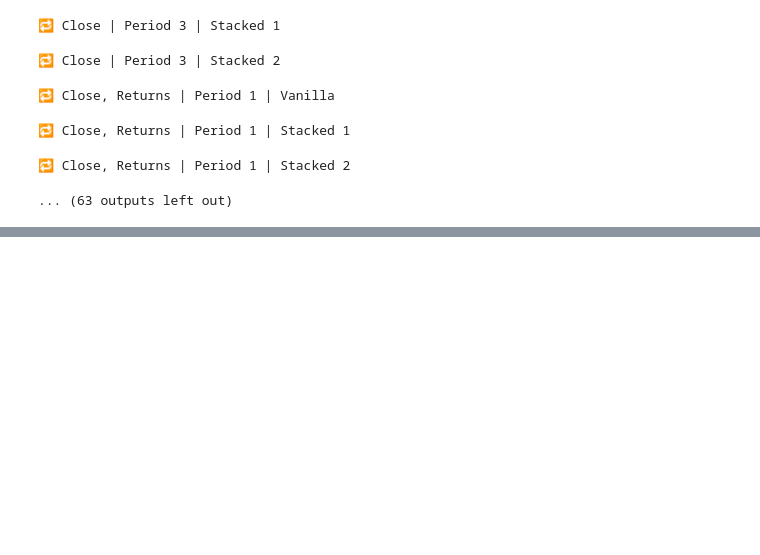
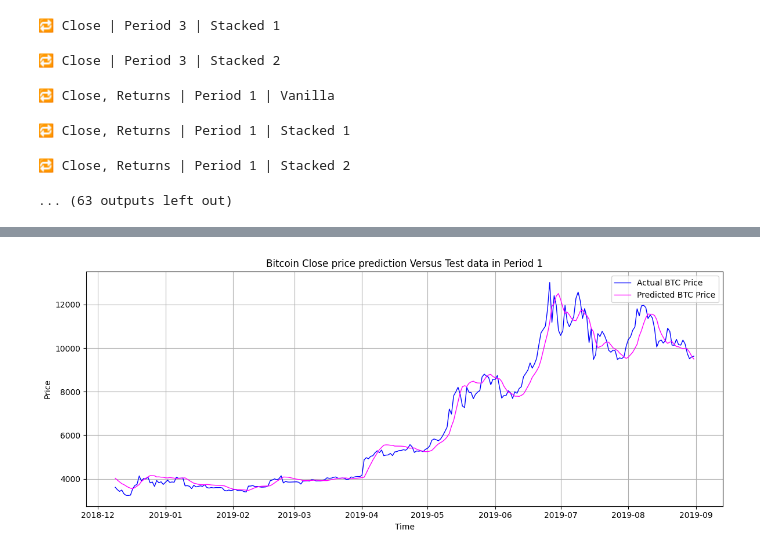
Before and after one commit to MWANIKID/PhD-Research-files, a Jupyter notebook: Untitled29.ipynb, the cells around one changed output, grey strips where cells are left out. Cells and saved outputs as stored; diff of their text form; code cells hidden in the pictures; blank space fills up the shorter version.

```diff
--- a/Untitled29.ipynb
+++ b/Untitled29.ipynb
@@ -734,0 +821,91 @@ plt.show()
+# %%
+# 📚 Imports
+import pandas as pd
+import numpy as np
+import matplotlib.pyplot as plt
+from sklearn.preprocessing import MinMaxScaler
+from tensorflow.keras.models import Sequential
+from tensorflow.keras.layers import LSTM, Dense
+
+# 📥 Load Feature-Enhanced Bitcoin Dataset
+df = pd.read_csv("bitcoin_features.csv", parse_dates=['Date'])
+df.set_index("Date", inplace=True)
+
+# 📅 Define Periods
+periods = {
+    "Period 1": ("2016-01-01", "2019-08-31"),
+    "Period 2": ("2019-09-01", "2023-03-31"),
+    "Period 3": ("2016-01-01", "2023-03-31")
+}
+
+# ✅ Best Feature Set from earlier analysis
+features = ["Close", "Upper_BB", "Lower_BB"]
+
+# 🧠 Model type per period
+model_structure = {
+    "Period 1": "Vanilla",
+    "Period 2": "Vanilla",
+    "Period 3": "Stacked"
+}
+
+# 🔁 Loop through periods and plot
+for period, (start, end) in periods.items():
+    print(f"🔍 Processing {period} with {model_structure[period]} LSTM")
+
+    # 🧹 Filter and clean data
+    df_period = df.loc[start:end, features].dropna().copy()
+    df_period["Target"] = df_period["Close"]
+
+    # 🔄 Normalize
+    scaler = MinMaxScaler()
+    scaled = scaler.fit_transform(df_period)
+    df_scaled = pd.DataFrame(scaled, columns=features + ["Target"], index=df_period.index)
+
+    # 🧱 Sequence creation
+    def create_sequences(data, seq_length=10):
+        X, y = [], []
+        for i in range(len(data) - seq_length):
+            X.append(data[i:i+seq_length, :-1])
+            y.append(data[i+seq_length, -1])
+        return np.array(X), np.array(y)
+
+    seq_len = 10
+    data = df_scaled.values
+    X, y = create_sequences(data, seq_len)
+    dates = df_scaled.index[seq_len:]
+
+    # 📉 Split train/test
+    split = int(len(X) * 0.8)
+    X_train, X_test = X[:split], X[split:]
+    y_train, y_test = y[:split], y[split:]
+    test_dates = dates[split:]
+
+    # 🏗️ Build Model
+    model = Sequential()
+    model.add(LSTM(64, return_sequences=(model_structure[period] == "Stacked"), input_shape=(X.shape[1], X.shape[2])))
+    if model_structure[period] == "Stacked":
+        model.add(LSTM(64))
+    model.add(Dense(1))
+    model.compile(optimizer='adam', loss='mse')
+
+    # 🧠 Train
+    model.fit(X_train, y_train, epochs=30, batch_size=32, validation_split=0.1, verbose=0)
+
+    # 📈 Predict
+    y_pred = model.predict(X_test, verbose=0)
+    y_test_inv = scaler.inverse_transform(np.concatenate([np.zeros((len(y_test), len(features))), y_test.reshape(-1, 1)], axis=1))[:, -1]
+    y_pred_inv = scaler.inverse_transform(np.concatenate([np.zeros((len(y_pred), len(features))), y_pred], axis=1))[:, -1]
+
+    # 📊 Plot Actual vs Predicted
+    plt.figure(figsize=(12, 5))
+    plt.plot(test_dates, y_test_inv, label='Actual BTC Price', color='blue', linewidth=1)
+    plt.plot(test_dates, y_pred_inv, label='Predicted BTC Price', color='magenta', linewidth=1)
+    plt.title(f"Bitcoin Close price prediction Versus Test data in {period}")
+    plt.xlabel("Time")
+    plt.ylabel("Price")
+    plt.legend()
+    plt.grid(True)
+    plt.tight_layout()
+    plt.savefig(f"btc_price_prediction_{period.replace(' ', '_')}.png", dpi=300)
+    plt.show()
+# %% [output]
@@ -734,0 +913 @@ plt.show()
+[figure, added]
```
Also changed, not shown: parts of 30 cells of this notebook.
